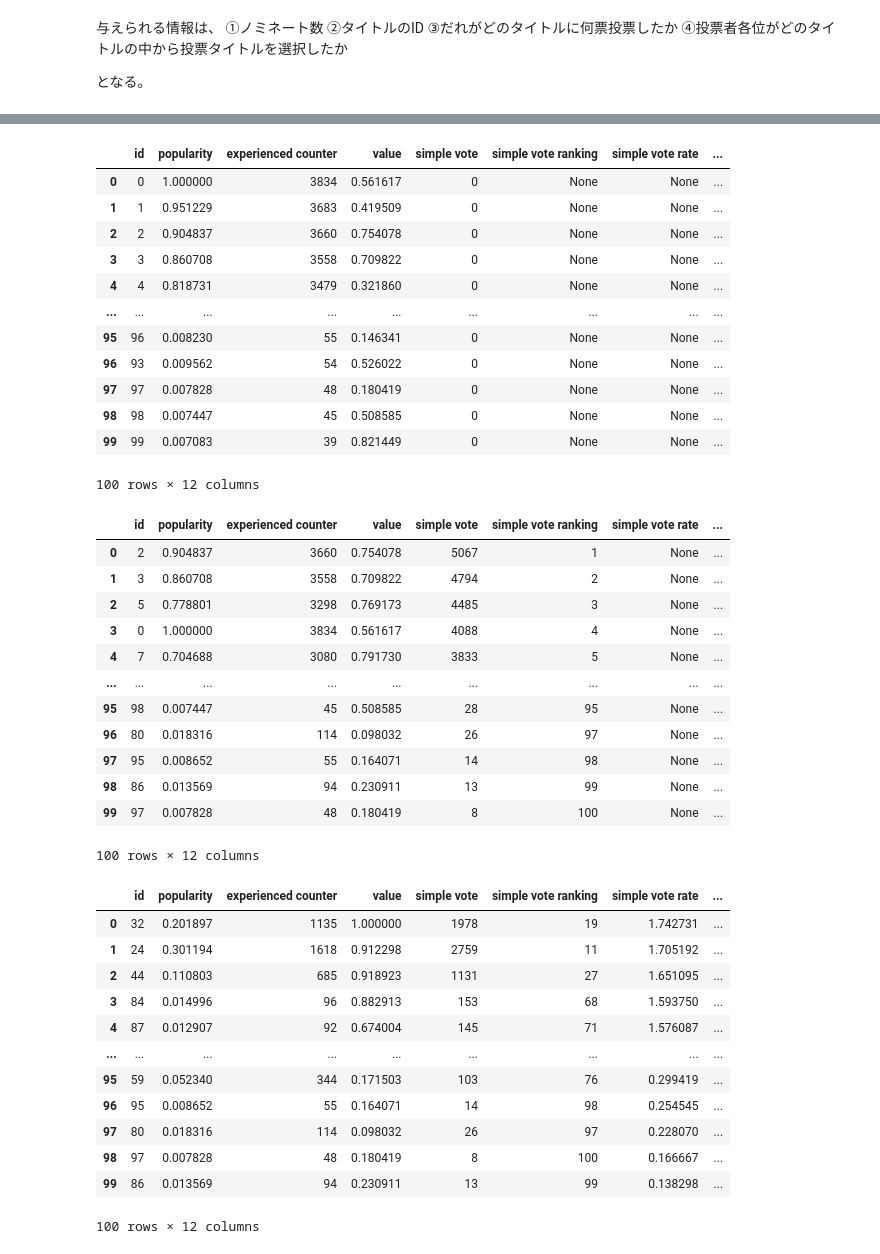
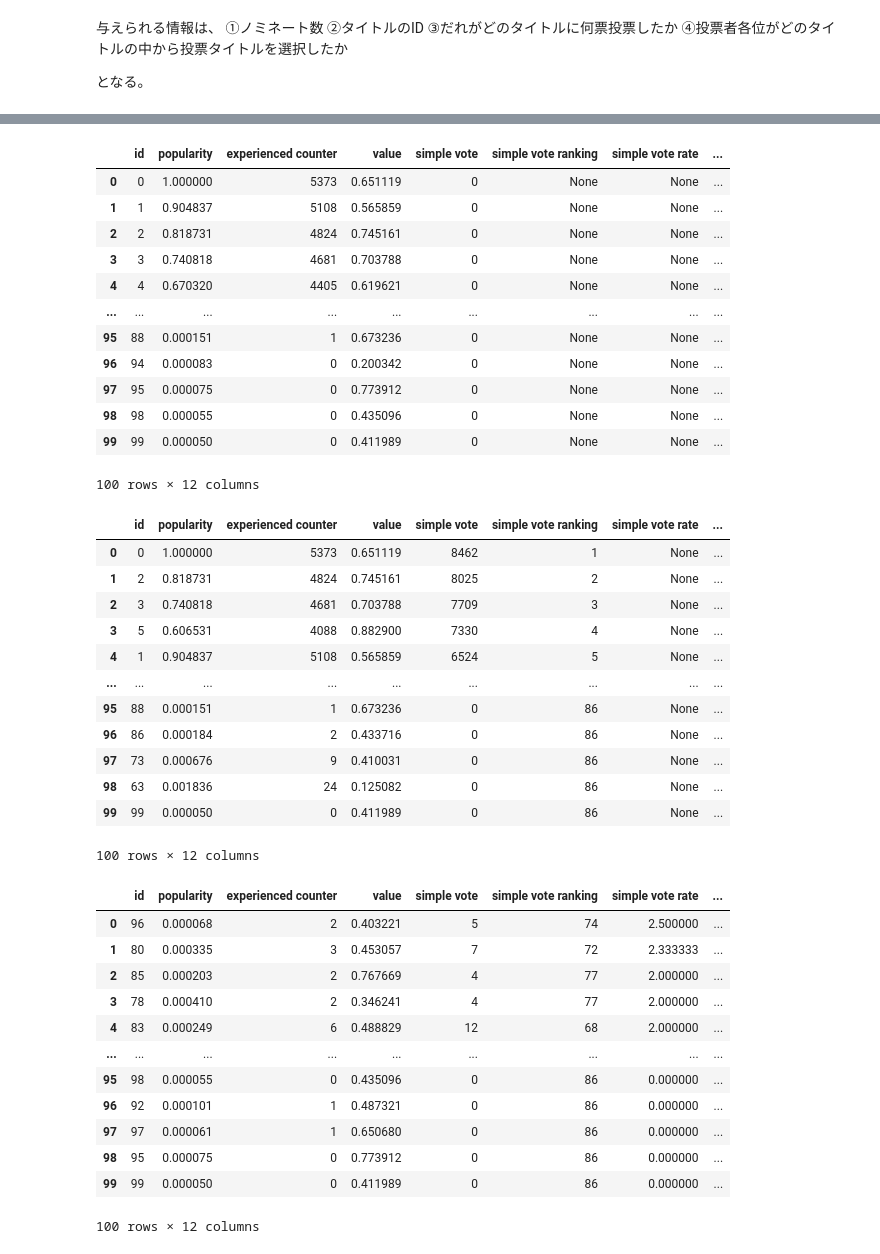
Before and after one commit to rokaboNatttsu/-------------, a Jupyter notebook: 経験が多い人の意見ほど強く反映される人気投票のアルゴリズム.ipynb, the cells around one changed output, grey strips where cells are left out. Drawn from its saved outputs; the diff is of its cells as text; code cells hidden in the pictures.

```diff
--- a/経験が多い人の意見ほど強く反映される人気投票のアルゴリズム.ipynb
+++ b/経験が多い人の意見ほど強く反映される人気投票のアルゴリズム.ipynb
@@ -30,6 +30,7 @@ N = 100 #   ノミネートタイトル数
 M = 10**4   #   投票者数
 L = 10  #   投票者一人当たりのタイトル経験数スケール(目安)
 K = 10  #   一人当たりの投票権利数
+LOGSCALE_RANGE = 10
 # %%
 def make_nominated_title_db(N, value_vector=None, popularity_vector=None):
     col = ["id", "popularity", "experienced counter", "value", "simple vote", "simple vote ranking", "simple vote rate", "simple vote rate ranking", "corrected vote", "corrected vote ranking", "professional vote point", "professional ranking"]
@@ -47,7 +48,7 @@ def make_nominated_title_db(N, value_vector=None, popularity_vector=None):
     return nominated_title_db
 # %%
 #   データ生成のセル
-popularity_vector = np.exp(-5*np.arange(N)/N)
+popularity_vector = np.exp(-LOGSCALE_RANGE*np.arange(N)/N)
 value_vector = np.random.randn(N) + (N - np.arange(N))/N
 value_vector += -np.min(value_vector)
 value_vector /= np.max(value_vector)
@@ -79,7 +80,7 @@ def make_data(N, M, L, K, nominated_title_db):
         shuffle(t)
         voter_db.iat[i, j1] = t
         voter_db.iat[i, j2] = len(t)
-        voter_db.iat[i, waight_col_j] = len(t)**0.5 #   ここはどうする？
+        voter_db.iat[i, waight_col_j] = len(t) #   ここはどうする？
 
         u = t[:np.random.randint(1, len(t)+1)]
         lst = []
@@ -128,20 +129,21 @@ def count_experiment(voter_db, nominated_title_db):
     nominated_title_db.sort_values("experienced counter", ascending=False, inplace=True)
     nominated_title_db.reset_index(drop=True, inplace=True)
     return nominated_title_db
-count_experiment(voter_db, nominated_title_db)
+nominated_title_db = count_experiment(voter_db, nominated_title_db)
+nominated_title_db
 # %% [output]
 |  | id | popularity | experienced counter | value | simple vote | simple vote ranking | simple vote rate | ... |
-| 0 | 0 | 1.000000 | 3834 | 0.561617 | 0 | None | None | ... |
-| 1 | 1 | 0.951229 | 3683 | 0.419509 | 0 | None | None | ... |
-| 2 | 2 | 0.904837 | 3660 | 0.754078 | 0 | None | None | ... |
-| 3 | 3 | 0.860708 | 3558 | 0.709822 | 0 | None | None | ... |
-| 4 | 4 | 0.818731 | 3479 | 0.321860 | 0 | None | None | ... |
+| 0 | 0 | 1.000000 | 5373 | 0.651119 | 0 | None | None | ... |
+| 1 | 1 | 0.904837 | 5108 | 0.565859 | 0 | None | None | ... |
+| 2 | 2 | 0.818731 | 4824 | 0.745161 | 0 | None | None | ... |
+| 3 | 3 | 0.740818 | 4681 | 0.703788 | 0 | None | None | ... |
+| 4 | 4 | 0.670320 | 4405 | 0.619621 | 0 | None | None | ... |
 | ... | ... | ... | ... | ... | ... | ... | ... | ... |
-| 95 | 96 | 0.008230 | 55 | 0.146341 | 0 | None | None | ... |
-| 96 | 93 | 0.009562 | 54 | 0.526022 | 0 | None | None | ... |
-| 97 | 97 | 0.007828 | 48 | 0.180419 | 0 | None | None | ... |
-| 98 | 98 | 0.007447 | 45 | 0.508585 | 0 | None | None | ... |
-| 99 | 99 | 0.007083 | 39 | 0.821449 | 0 | None | None | ... |
+| 95 | 88 | 0.000151 | 1 | 0.673236 | 0 | None | None | ... |
+| 96 | 94 | 0.000083 | 0 | 0.200342 | 0 | None | None | ... |
+| 97 | 95 | 0.000075 | 0 | 0.773912 | 0 | None | None | ... |
+| 98 | 98 | 0.000055 | 0 | 0.435096 | 0 | None | None | ... |
+| 99 | 99 | 0.000050 | 0 | 0.411989 | 0 | None | None | ... |
 100 rows × 12 columns
 # %%
 def make_pointVector(N):
@@ -178,46 +180,47 @@ nominated_title_db.reset_index(drop=True, inplace=True)
 nominated_title_db
 # %% [output]
 |  | id | popularity | experienced counter | value | simple vote | simple vote ranking | simple vote rate | ... |
-| 0 | 2 | 0.904837 | 3660 | 0.754078 | 5067 | 1 | None | ... |
-| 1 | 3 | 0.860708 | 3558 | 0.709822 | 4794 | 2 | None | ... |
-| 2 | 5 | 0.778801 | 3298 | 0.769173 | 4485 | 3 | None | ... |
-| 3 | 0 | 1.000000 | 3834 | 0.561617 | 4088 | 4 | None | ... |
-| 4 | 7 | 0.704688 | 3080 | 0.791730 | 3833 | 5 | None | ... |
+| 0 | 0 | 1.000000 | 5373 | 0.651119 | 8462 | 1 | None | ... |
+| 1 | 2 | 0.818731 | 4824 | 0.745161 | 8025 | 2 | None | ... |
+| 2 | 3 | 0.740818 | 4681 | 0.703788 | 7709 | 3 | None | ... |
+| 3 | 5 | 0.606531 | 4088 | 0.882900 | 7330 | 4 | None | ... |
+| 4 | 1 | 0.904837 | 5108 | 0.565859 | 6524 | 5 | None | ... |
 | ... | ... | ... | ... | ... | ... | ... | ... | ... |
-| 95 | 98 | 0.007447 | 45 | 0.508585 | 28 | 95 | None | ... |
-| 96 | 80 | 0.018316 | 114 | 0.098032 | 26 | 97 | None | ... |
-| 97 | 95 | 0.008652 | 55 | 0.164071 | 14 | 98 | None | ... |
-| 98 | 86 | 0.013569 | 94 | 0.230911 | 13 | 99 | None | ... |
-| 99 | 97 | 0.007828 | 48 | 0.180419 | 8 | 100 | None | ... |
+| 95 | 88 | 0.000151 | 1 | 0.673236 | 0 | 86 | None | ... |
+| 96 | 86 | 0.000184 | 2 | 0.433716 | 0 | 86 | None | ... |
+| 97 | 73 | 0.000676 | 9 | 0.410031 | 0 | 86 | None | ... |
+| 98 | 63 | 0.001836 | 24 | 0.125082 | 0 | 86 | None | ... |
+| 99 | 99 | 0.000050 | 0 | 0.411989 | 0 | 86 | None | ... |
 100 rows × 12 columns
 # %%
-def make_simple_vote_rate_ranking(nominated_title_db):
+def make_simple_vote_rate_ranking(nominated_title_db, N):
     rate_j = list(nominated_title_db.columns).index("simple vote rate")
     ranking_j = list(nominated_title_db.columns).index("simple vote rate ranking")
 
     nominated_title_db["simple vote rate"] = nominated_title_db["simple vote"] / nominated_title_db["experienced counter"]
+    nominated_title_db.fillna(0, inplace=True)
     nominated_title_db.sort_values("simple vote rate", ascending=False, inplace=True)
     nominated_title_db.reset_index(drop=True, inplace=True)
 
     nominated_title_db["simple vote rate ranking"] = np.arange(N) + 1
     for i in range(N-1):
         if nominated_title_db.iat[i, rate_j] == nominated_title_db.iat[i+1, rate_j]:
             nominated_title_db.iat[i+1, ranking_j] = nominated_title_db.iat[i, ranking_j]
     return nominated_title_db
-make_simple_vote_rate_ranking(nominated_title_db)
+make_simple_vote_rate_ranking(nominated_title_db, N)
 # %% [output]
 |  | id | popularity | experienced counter | value | simple vote | simple vote ranking | simple vote rate | ... |
-| 0 | 32 | 0.201897 | 1135 | 1.000000 | 1978 | 19 | 1.742731 | ... |
-| 1 | 24 | 0.301194 | 1618 | 0.912298 | 2759 | 11 | 1.705192 | ... |
-| 2 | 44 | 0.110803 | 685 | 0.918923 | 1131 | 27 | 1.651095 | ... |
-| 3 | 84 | 0.014996 | 96 | 0.882913 | 153 | 68 | 1.593750 | ... |
-| 4 | 87 | 0.012907 | 92 | 0.674004 | 145 | 71 | 1.576087 | ... |
+| 0 | 96 | 0.000068 | 2 | 0.403221 | 5 | 74 | 2.500000 | ... |
+| 1 | 80 | 0.000335 | 3 | 0.453057 | 7 | 72 | 2.333333 | ... |
+| 2 | 85 | 0.000203 | 2 | 0.767669 | 4 | 77 | 2.000000 | ... |
+| 3 | 78 | 0.000410 | 2 | 0.346241 | 4 | 77 | 2.000000 | ... |
+| 4 | 83 | 0.000249 | 6 | 0.488829 | 12 | 68 | 2.000000 | ... |
 | ... | ... | ... | ... | ... | ... | ... | ... | ... |
-| 95 | 59 | 0.052340 | 344 | 0.171503 | 103 | 76 | 0.299419 | ... |
-| 96 | 95 | 0.008652 | 55 | 0.164071 | 14 | 98 | 0.254545 | ... |
-| 97 | 80 | 0.018316 | 114 | 0.098032 | 26 | 97 | 0.228070 | ... |
-| 98 | 97 | 0.007828 | 48 | 0.180419 | 8 | 100 | 0.166667 | ... |
-| 99 | 86 | 0.013569 | 94 | 0.230911 | 13 | 99 | 0.138298 | ... |
+| 95 | 98 | 0.000055 | 0 | 0.435096 | 0 | 86 | 0.000000 | ... |
+| 96 | 92 | 0.000101 | 1 | 0.487321 | 0 | 86 | 0.000000 | ... |
+| 97 | 97 | 0.000061 | 1 | 0.650680 | 0 | 86 | 0.000000 | ... |
+| 98 | 95 | 0.000075 | 0 | 0.773912 | 0 | 86 | 0.000000 | ... |
+| 99 | 99 | 0.000050 | 0 | 0.411989 | 0 | 86 | 0.000000 | ... |
 100 rows × 12 columns
 # %%
 def input_corrected_vote_to_nominated_title_db(nominated_title_db, voter_db, N, M):
```
Also changed, not shown: parts of 28 cells of this notebook.
